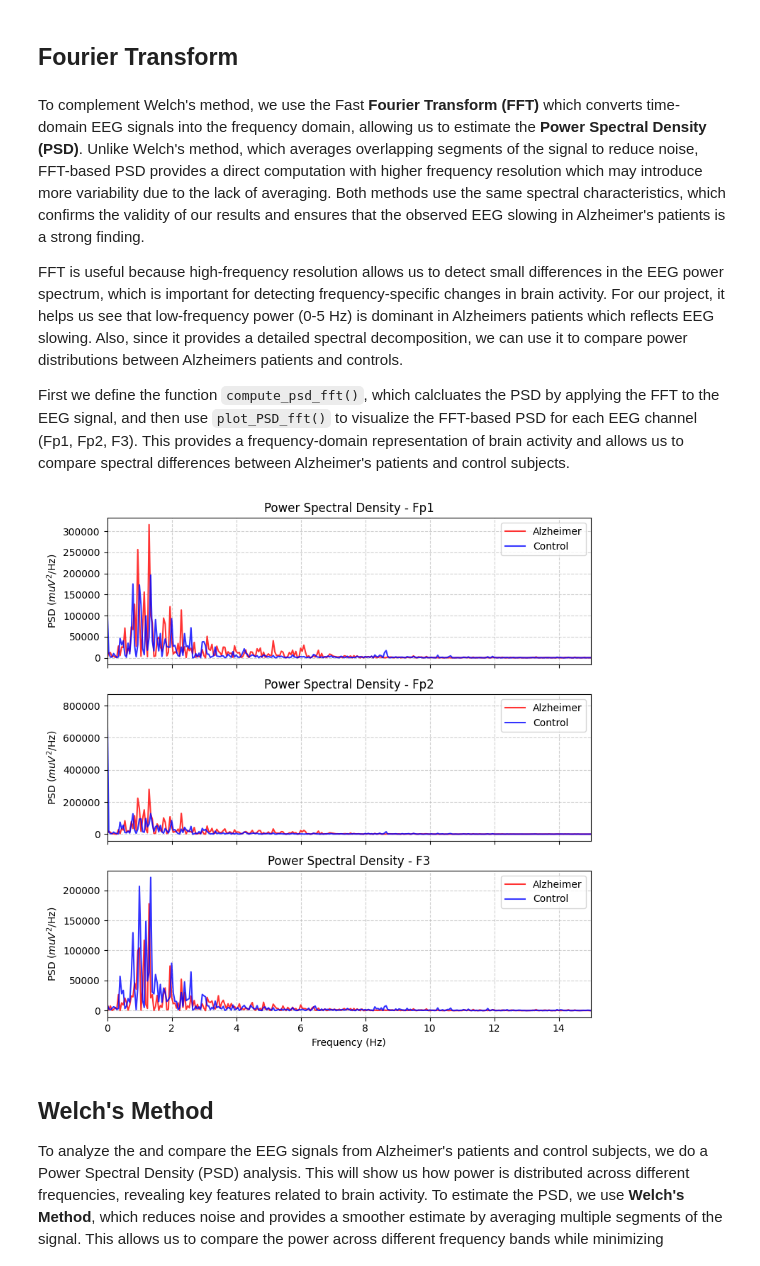
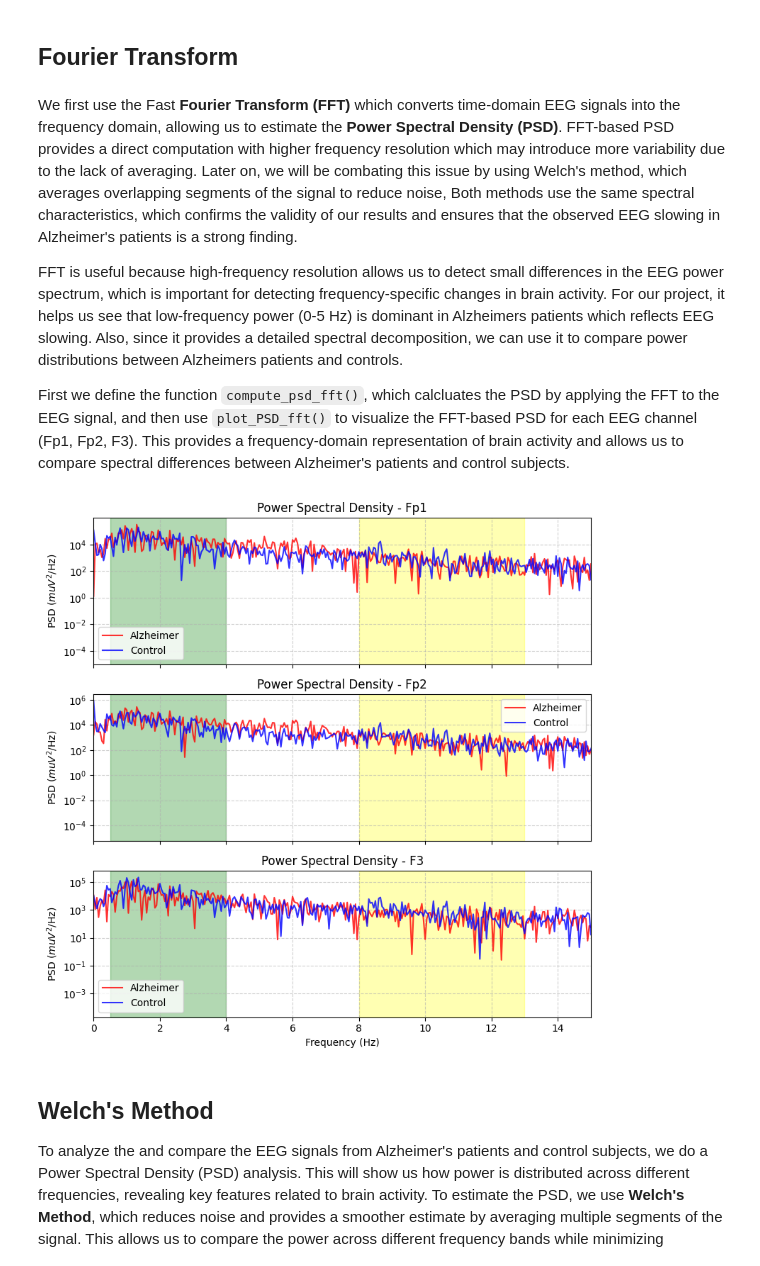
Before and after one commit to Aaron3963/COGS118C_Project, a Jupyter notebook: project.ipynb, the cells around one changed output. Drawn from its saved outputs; the diff is of its cells as text; code cells hidden in the pictures.

Commit message:
Updated different npersegs, log scale and colored bands

```diff
--- a/project.ipynb
+++ b/project.ipynb
@@ -190,7 +190,7 @@ Another problem arise when we have extremely high order: transient effect. Since
 # %% [markdown]
 ## Fourier Transform
 # %% [markdown]
-To complement Welch's method, we use the Fast __Fourier Transform (FFT)__ which converts time-domain EEG signals into the frequency domain, allowing us to estimate the __Power Spectral Density (PSD)__. Unlike Welch's method, which averages overlapping segments of the signal to reduce noise, FFT-based PSD provides a direct computation with higher frequency resolution which may introduce more variability due to the lack of averaging. Both methods use the same spectral characteristics, which confirms the validity of our results and ensures that the observed EEG slowing in Alzheimer's patients is a strong finding.
+We first use the Fast __Fourier Transform (FFT)__ which converts time-domain EEG signals into the frequency domain, allowing us to estimate the __Power Spectral Density (PSD)__. FFT-based PSD provides a direct computation with higher frequency resolution which may introduce more variability due to the lack of averaging. Later on, we will be combating this issue by using Welch's method, which averages overlapping segments of the signal to reduce noise, Both methods use the same spectral characteristics, which confirms the validity of our results and ensures that the observed EEG slowing in Alzheimer's patients is a strong finding.
 
 FFT is useful because high-frequency resolution allows us to detect small differences in the EEG power spectrum, which is important for detecting frequency-specific changes in brain activity. For our project, it helps us see that low-frequency power (0-5 Hz) is dominant in Alzheimers patients which reflects EEG slowing. Also, since it provides a detailed spectral decomposition, we can use it to compare power distributions between Alzheimers patients and controls.
 
@@ -216,34 +216,43 @@ fig, axes = plt.subplots(3, 1, figsize=(8, 8), sharex=True)
 
 # Fp1
 axes[0].plot(freqs_Fp1_AD, psd_Fp1_AD, label="Alzheimer", color="red", alpha=0.8)
 axes[0].plot(freqs_Fp1_control, psd_Fp1_control, label="Control", color="blue", alpha=0.8)
 axes[0].set_ylabel(r"PSD ($muV^2$/Hz)")
 axes[0].set_title("Power Spectral Density - Fp1")
 axes[0].legend()
 axes[0].grid(linestyle="--", alpha=0.6)
+axes[0].set_yscale('log')
+axes[0].axvspan(0.5, 4, color='green', alpha=0.3, label='Delta Band')
+axes[0].axvspan(8, 13, color='yellow', alpha=0.3, label='Alpha Band')
 
 # Fp2
 axes[1].plot(freqs_Fp2_AD, psd_Fp2_AD, label="Alzheimer", color="red", alpha=0.8)
 axes[1].plot(freqs_Fp2_control, psd_Fp2_control, label="Control", color="blue", alpha=0.8)
 axes[1].set_ylabel(r"PSD ($muV^2$/Hz)")
 axes[1].set_title("Power Spectral Density - Fp2")
 axes[1].legend()
 axes[1].grid(linestyle="--", alpha=0.6)
+axes[1].set_yscale('log')
+axes[1].axvspan(0.5, 4, color='green', alpha=0.3, label='Delta Band')
+axes[1].axvspan(8, 13, color='yellow', alpha=0.3, label='Alpha Band')
 
 # F3
 axes[2].plot(freqs_F3_AD, psd_F3_AD, label="Alzheimer", color="red", alpha=0.8)
 axes[2].plot(freqs_F3_control, psd_F3_control, label="Control", color="blue", alpha=0.8)
 axes[2].set_xlabel("Frequency (Hz)")
 axes[2].set_ylabel(r"PSD ($muV^2$/Hz)")
 axes[2].set_title("Power Spectral Density - F3")
 axes[2].legend()
 axes[2].grid(linestyle="--", alpha=0.6)
+axes[2].set_yscale('log')
+axes[2].axvspan(0.5, 4, color='green', alpha=0.3, label='Delta Band')
+axes[2].axvspan(8, 13, color='yellow', alpha=0.3, label='Alpha Band')
 
 plt.xlim(0, 15)
 plt.tight_layout()
 plt.show()
 # %% [output]
-[figure, old version]
+[figure, new version]
 # %% [markdown]
 ## Welch's Method
 
```
Also changed, not shown: parts of 10 cells of this notebook.
